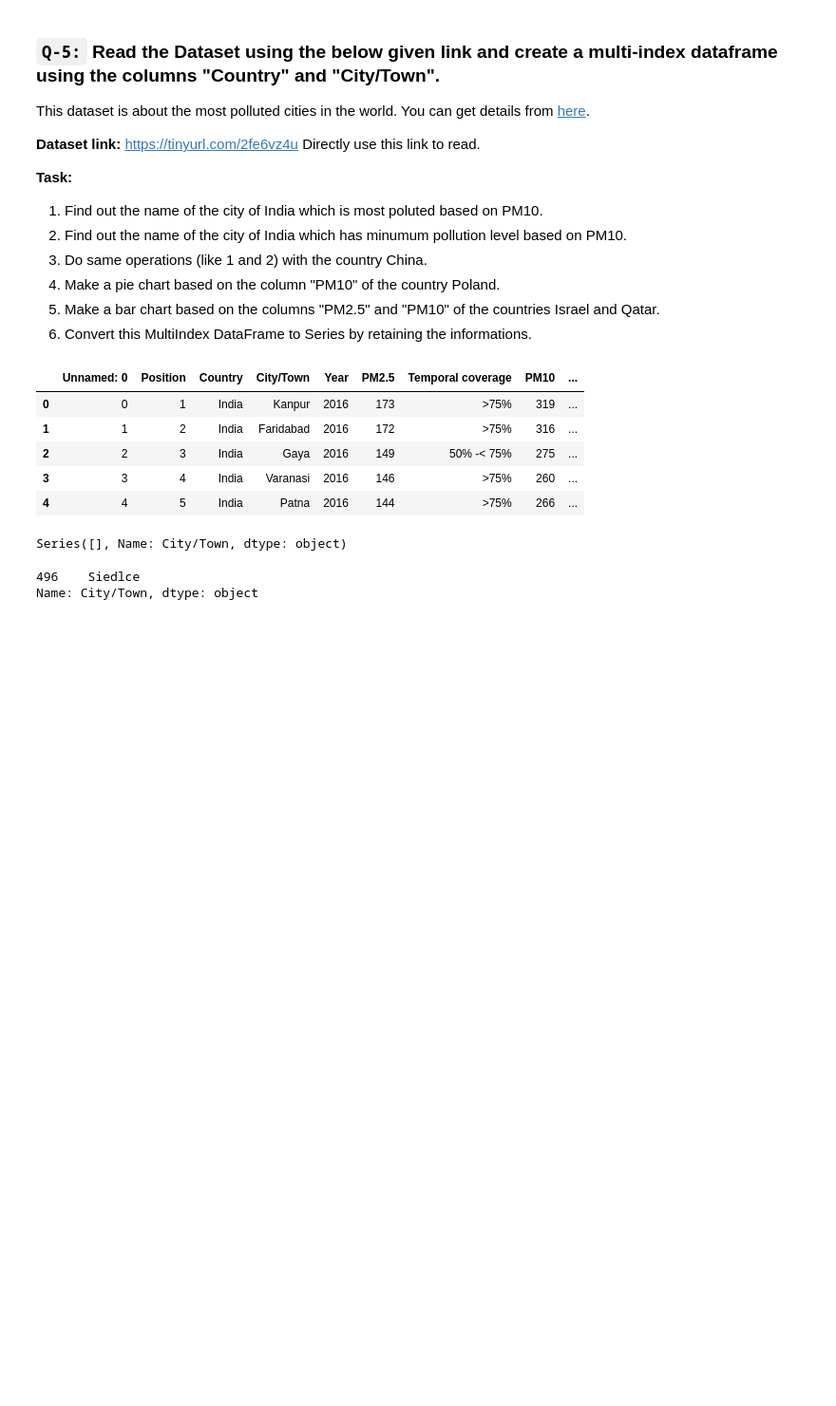
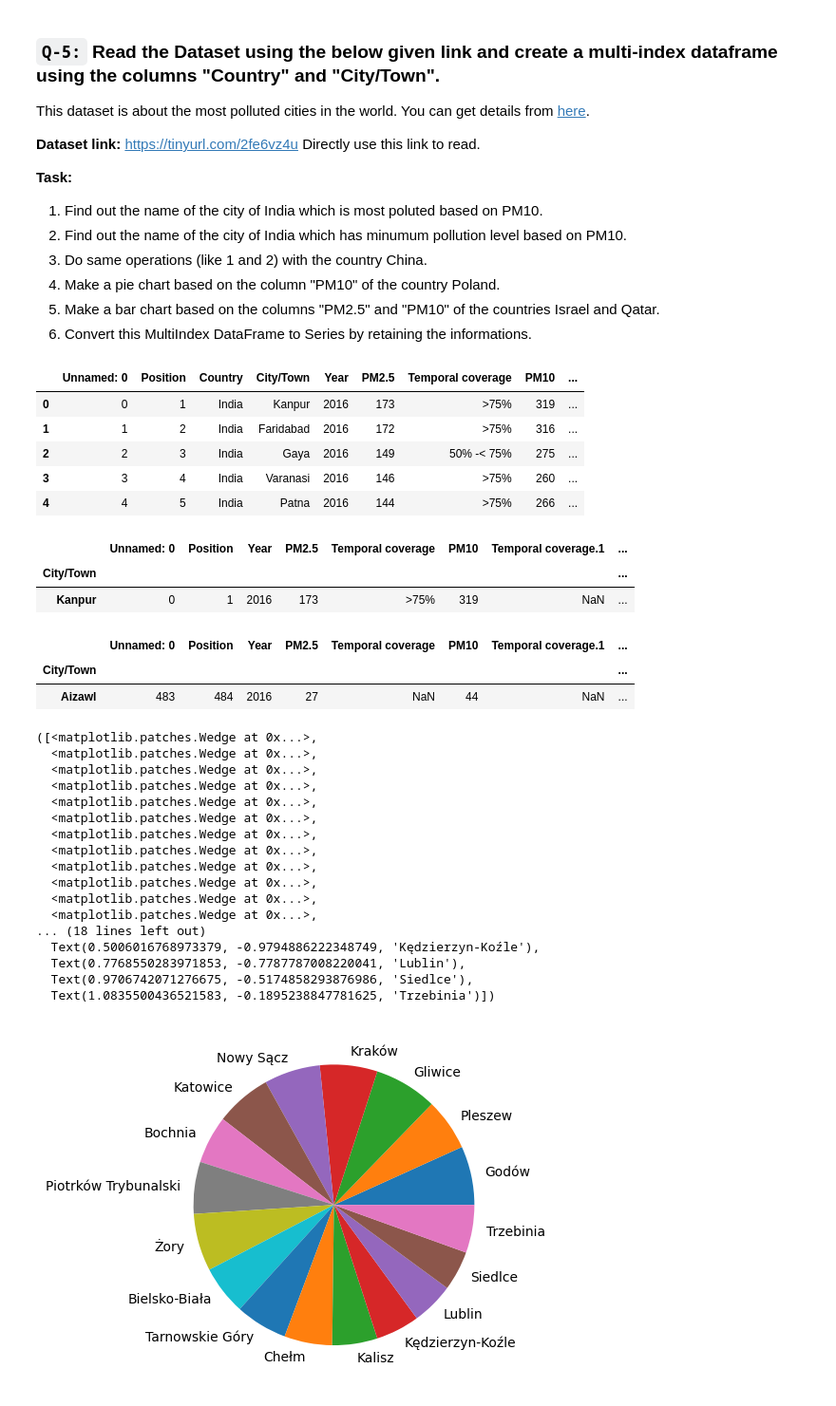
Before and after one commit to pankaj-2708/Data-Science, a Jupyter notebook: 2_multiIndex_Series_And_Dataframes/104. Task 21 FREE.ipynb, the cells around one changed output. Shown: that part at 95% size. Saved outputs shown, nothing was run; the diff lists cells and outputs as text; code cells hidden in the pictures; blank space fills up the shorter version.

```diff
--- a/2_multiIndex_Series_And_Dataframes/104. Task 21 FREE.ipynb
+++ b/2_multiIndex_Series_And_Dataframes/104. Task 21 FREE.ipynb
@@ -175,12 +169,40 @@ df.head()
 | 2 | 2 | 3 | India | Gaya | 2016 | 149 | 50% -< 75% | 275 | ... |
 | 3 | 3 | 4 | India | Varanasi | 2016 | 146 | >75% | 260 | ... |
 | 4 | 4 | 5 | India | Patna | 2016 | 144 | >75% | 266 | ... |
+# %%
+df.set_index(["Country","City/Town"],inplace=True)
 # %%
-df[df["Country"]=="India"][df["PM10"]==df["PM10"].max()]]["City/Town"]
+df.loc["India"][df.loc["India"]["PM10"]==df.loc["India"]["PM10"].max()]
 # %% [output]
-Series([], Name: City/Town, dtype: object)
+|  | Unnamed: 0 | Position | Year | PM2.5 | Temporal coverage | PM10 | Temporal coverage.1 | ... |
+| City/Town |  |  |  |  |  |  |  | ... |
+| Kanpur | 0 | 1 | 2016 | 173 | >75% | 319 | NaN | ... |
 # %%
-df[df["PM10"]==df["PM10"].min()]["City/Town"]
+df.loc["India"][df.loc["India"]["PM10"]==df.loc["India"]["PM10"].min()]
 # %% [output]
-496    Siedlce
-Name: City/Town, dtype: object
+|  | Unnamed: 0 | Position | Year | PM2.5 | Temporal coverage | PM10 | Temporal coverage.1 | ... |
+| City/Town |  |  |  |  |  |  |  | ... |
+| Aizawl | 483 | 484 | 2016 | 27 | NaN | 44 | NaN | ... |
+# %%
+import seaborn as sns
+import matplotlib.pyplot as plt
+plt.pie(df.loc["Poland"]["PM10"],labels=df.loc["Poland"].index)
+# %% [output]
+([<matplotlib.patches.Wedge at 0x...>,
+  <matplotlib.patches.Wedge at 0x...>,
+  <matplotlib.patches.Wedge at 0x...>,
+  <matplotlib.patches.Wedge at 0x...>,
+  <matplotlib.patches.Wedge at 0x...>,
+  <matplotlib.patches.Wedge at 0x...>,
+  <matplotlib.patches.Wedge at 0x...>,
+  <matplotlib.patches.Wedge at 0x...>,
+  <matplotlib.patches.Wedge at 0x...>,
+  <matplotlib.patches.Wedge at 0x...>,
+  <matplotlib.patches.Wedge at 0x...>,
+  <matplotlib.patches.Wedge at 0x...>,
+... (18 lines left out)
+  Text(0.5006016768973379, -0.9794886222348749, 'Kędzierzyn-Koźle'),
+  Text(0.7768550283971853, -0.7787787008220041, 'Lublin'),
+  Text(0.9706742071276675, -0.5174858293876986, 'Siedlce'),
+  Text(1.0835500436521583, -0.1895238847781625, 'Trzebinia')])
+[figure, added]
```
Also changed, not shown: parts of 2 cells of this notebook, 10 other files.
